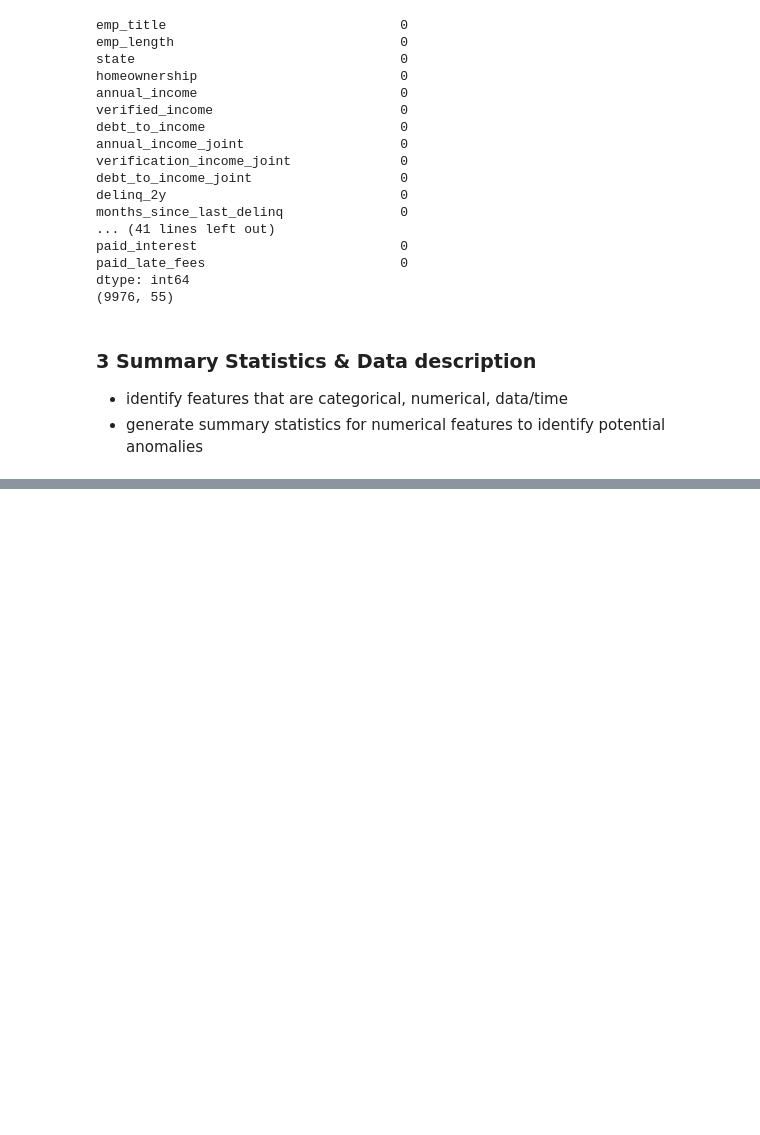
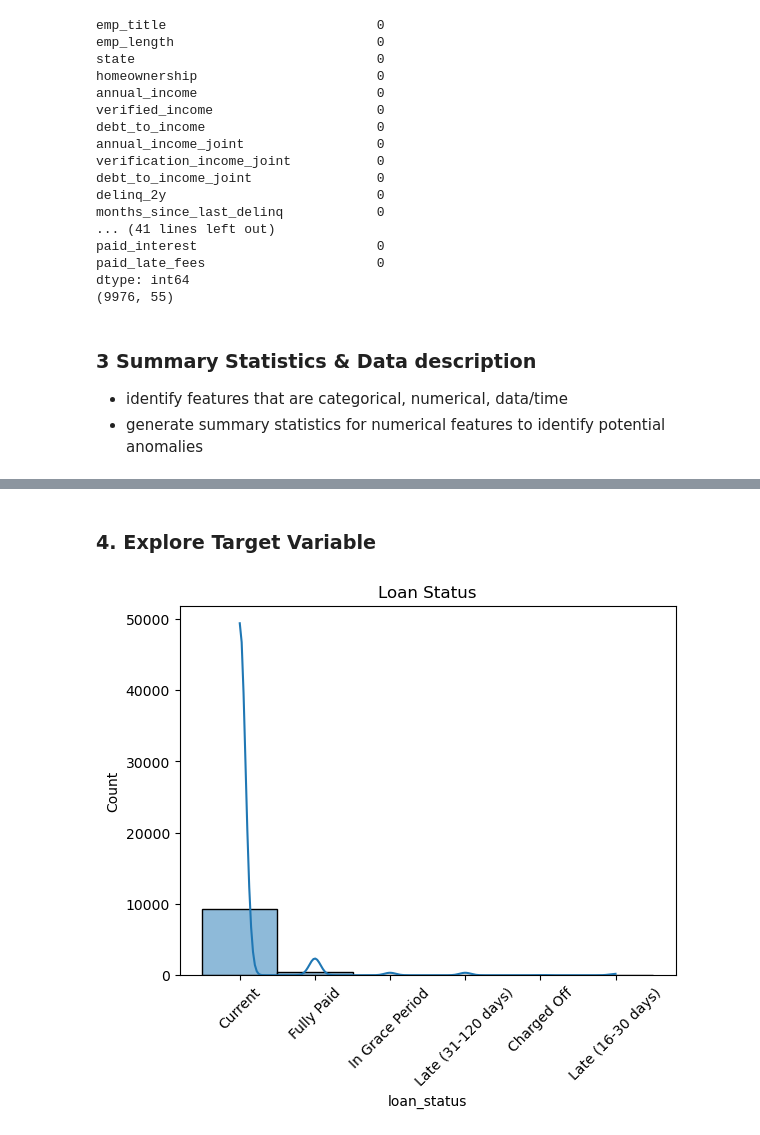
Before and after one commit to AIwithLucas/mastering_decision_trees, a Jupyter notebook: src/decision-tree-classifier/lending_club_loan_decision_classifier.ipynb, the cells around one changed output, grey strips where cells are left out. Saved outputs shown, nothing was run; the diff lists cells and outputs as text; code cells hidden in the pictures; blank space fills up the shorter version.

```diff
--- a/src/decision-tree-classifier/lending_club_loan_decision_classifier.ipynb
+++ b/src/decision-tree-classifier/lending_club_loan_decision_classifier.ipynb
@@ -244,0 +278,11 @@ Index(['emp_title', 'emp_length', 'state', 'homeownership', 'annual_income',
+# %% [markdown]
+### 4. Explore Target Variable
+# %%
+
+target = 'loan_status'
+sb.histplot(df[target], kde=True)
+plt.title("Loan Status")
+plt.xticks(rotation=45)
+plt.show()
+# %% [output]
+[figure, added]
```
Also changed, not shown: parts of 15 cells of this notebook, 1 other file.
